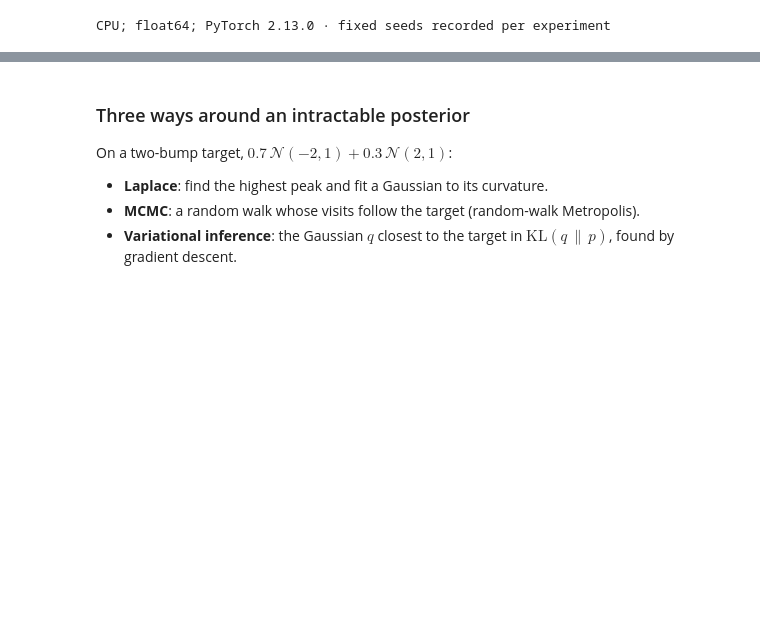
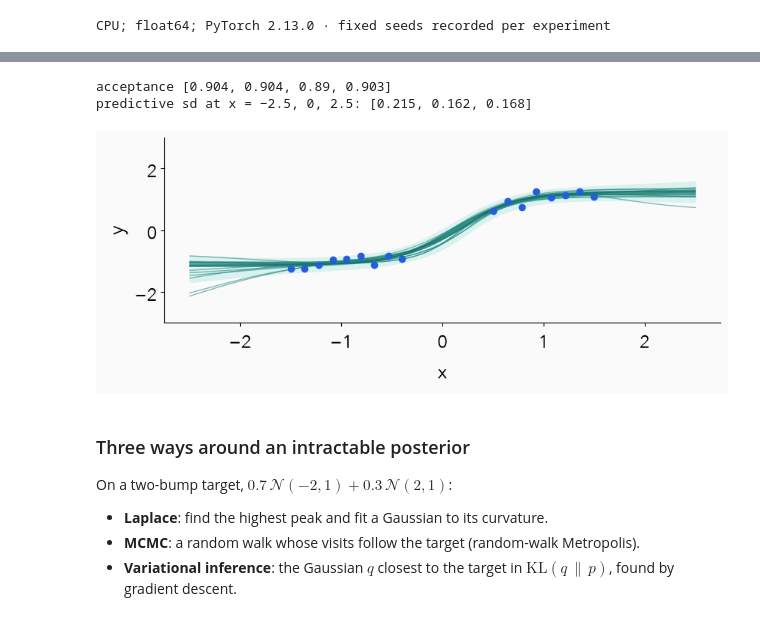
Before and after one commit to nipunbatra/generative, a Jupyter notebook: lectures/lecture1/lecture1-variational-inference.ipynb, the cells around one changed output, grey strips where cells are left out. Cells and saved outputs as stored; diff of their text form; code cells hidden in the pictures; blank space fills up the shorter version.

```diff
--- a/lectures/lecture1/lecture1-variational-inference.ipynb
+++ b/lectures/lecture1/lecture1-variational-inference.ipynb
@@ -103,3 +171,52 @@ Normal prior on the logit: log p(D) = -21.6160 on a 200,001-point grid; -21.6220
+# %%
+def hmc_chain(theta0, n_keep, n_warm, step_size, leapfrog, seed):
+    torch.manual_seed(seed)
+    def potential(t):
+        t = t.clone().requires_grad_(True)
+        U = -bnn_log_joint(t)
+        grad, = torch.autograd.grad(U, t)
+        return U.detach(), grad
+    th, (U, grad) = theta0.clone(), potential(theta0)
+    kept, accepted = [], 0
+    for it in range(n_warm + n_keep):
+        p0 = torch.randn(7)
+        p_mom, t_new = p0 - .5 * step_size * grad, th.clone()
+        for l in range(leapfrog):
+            t_new = t_new + step_size * p_mom
+            U_new, grad_new = potential(t_new)
+            if l < leapfrog - 1:
+                p_mom = p_mom - step_size * grad_new
+        p_mom = p_mom - .5 * step_size * grad_new
+        if torch.log(torch.rand(())) < (U + .5 * (p0 ** 2).sum()) - (U_new + .5 * (p_mom ** 2).sum()):
+            th, U, grad = t_new, U_new, grad_new
+            accepted += it >= n_warm
+        if it >= n_warm:
+            kept.append(th.clone())
+    return torch.stack(kept), accepted / n_keep
+chains = [hmc_chain(theta_A, 2000, 500, .02, 25, seed) for seed in (1, 2, 3, 4)]
+hmc_samples = torch.cat([chain for chain, _ in chains])
+F_post = net(hmc_samples, x_grid)
+post_sd_f = F_post.std(0)
+post_sd = (post_sd_f ** 2 + noise_sd ** 2).sqrt()
+torch.manual_seed(13)
+show = torch.randperm(len(hmc_samples))[:20]
+fixtures["story"]["bnn"]["hmc"] = dict(chains=4, kept=2000, warmup=500, step_size=.02, leapfrog=25,
+    acceptance=[rate for _, rate in chains], mean=F_post.mean(0).tolist(), sd_f=post_sd_f.tolist(),
+    sd=post_sd.tolist(), draws=F_post[show].tolist())
+print("acceptance", [round(rate, 3) for _, rate in chains])
+print("predictive sd at x = −2.5, 0, 2.5:", [round(number(post_sd[i]), 3) for i in (0, 60, 120)])
+fig, ax = plt.subplots(figsize=(8.8, 4))
+m = F_post.mean(0)
+ax.fill_between(x_grid, m - 2 * post_sd, m + 2 * post_sd, color="#D9F2EF")
+for f_draw in F_post[show]:
+    ax.plot(x_grid, f_draw, color=C["p"], lw=1, alpha=.5)
+ax.scatter(x_train, y_train, color=C["data"], zorder=3)
+ax.set(xlabel="x", ylabel="y", ylim=(-3, 3))
+savefig("bnn-posterior-predictive")
+# %% [output]
+acceptance [0.904, 0.904, 0.89, 0.903]
+predictive sd at x = −2.5, 0, 2.5: [0.215, 0.162, 0.168]
+[figure, added]
 # %% [markdown]
 ### Three ways around an intractable posterior
 
```
Also changed, not shown: parts of 12 cells of this notebook, 39 other files.
